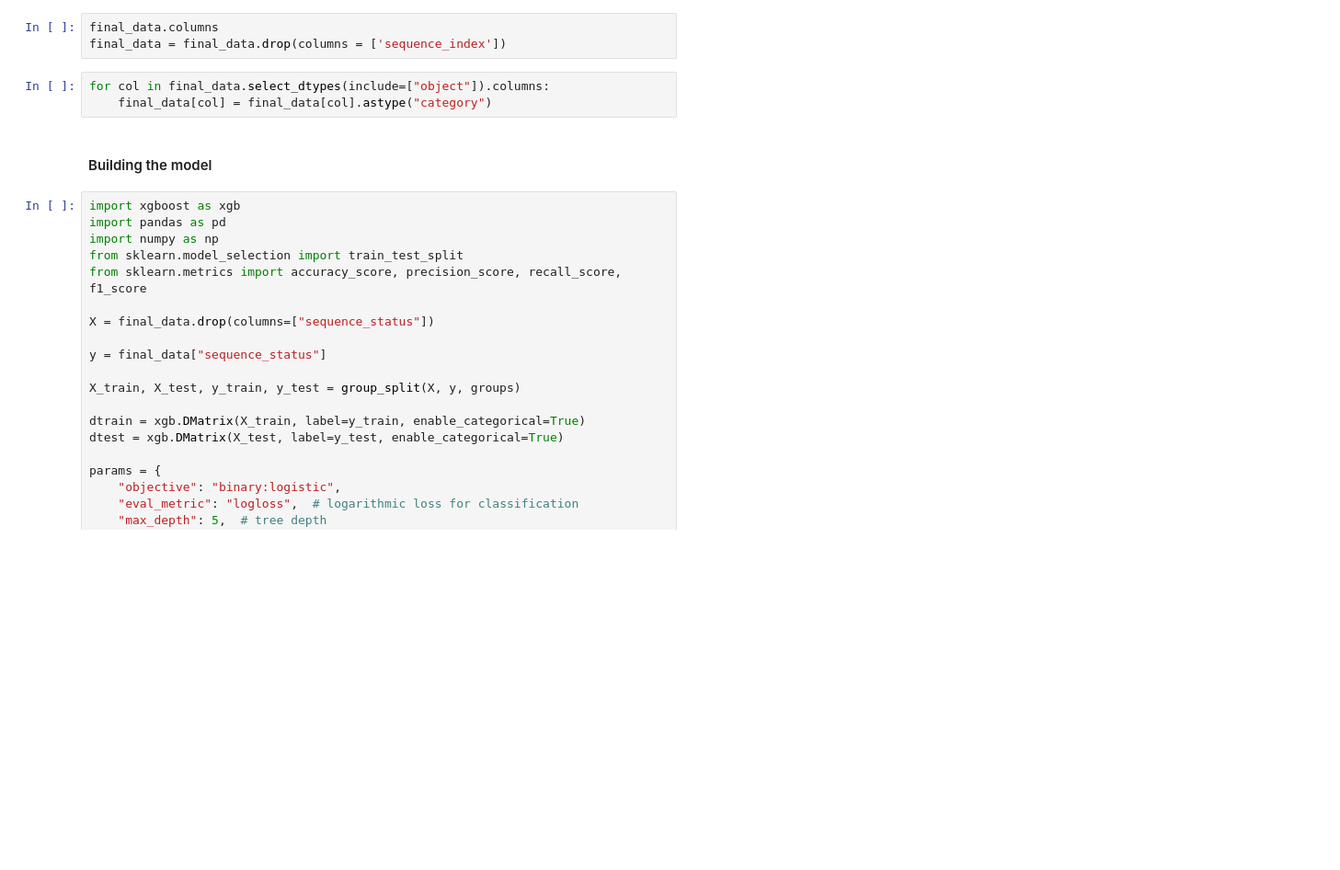
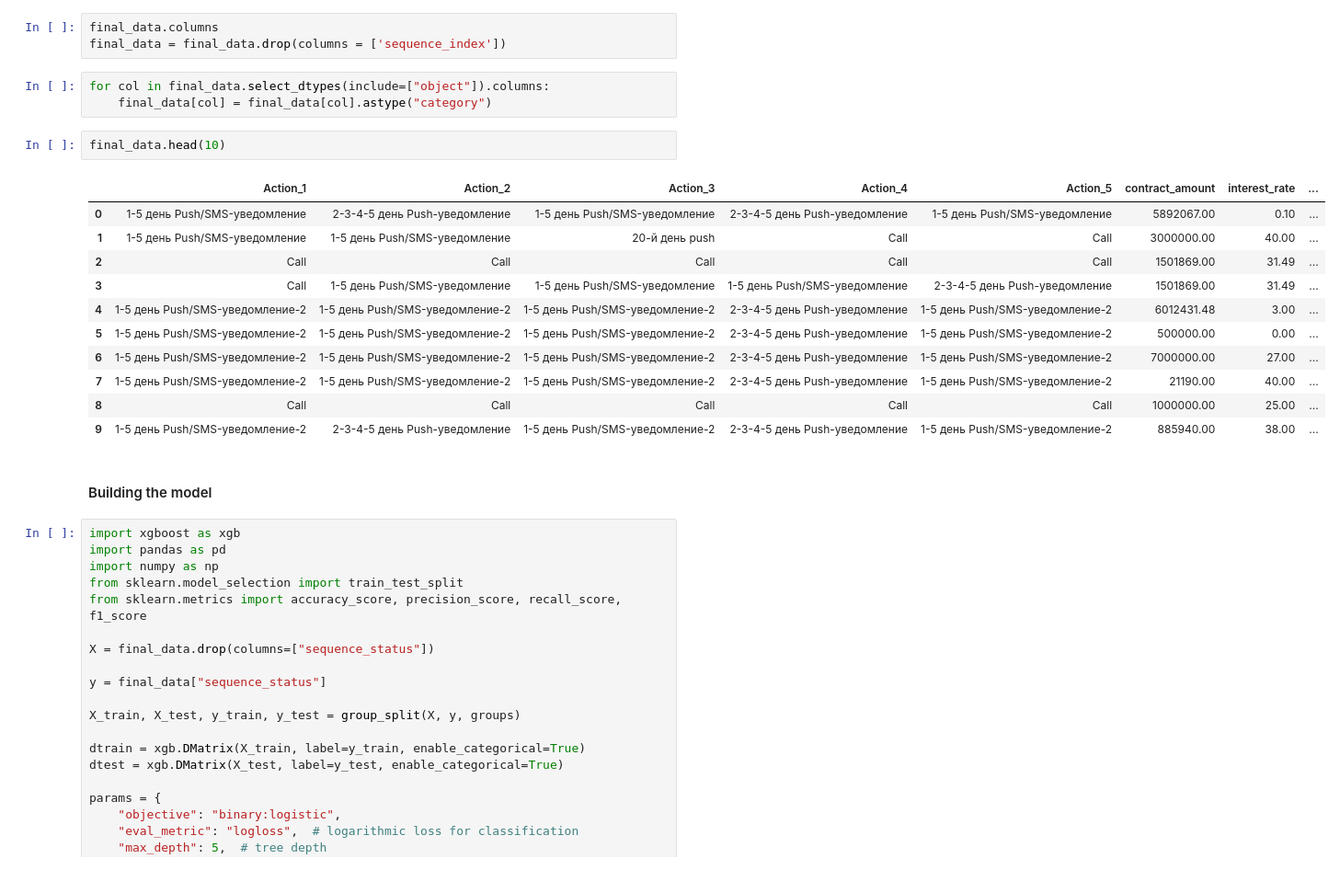
Before and after one commit to DivergenceTheorem/project-free-target, a Jupyter notebook: main.ipynb, the cells around one changed output. Shown at 92% size. Drawn from its saved outputs; the diff is of its cells as text; blank space fills up the shorter version.

```diff
--- a/main.ipynb
+++ b/main.ipynb
@@ -580,6 +669,20 @@ final_data = final_data.drop(columns = ['sequence_index'])
 # %%
 for col in final_data.select_dtypes(include=["object"]).columns:
     final_data[col] = final_data[col].astype("category")
+# %%
+final_data.head(10)
+# %% [output]
+|  | Action_1 | Action_2 | Action_3 | Action_4 | Action_5 | contract_amount | interest_rate | ... |
+| 0 | 1-5 день Push/SMS-уведомление | 2-3-4-5 день Push-уведомление | 1-5 день Push/SMS-уведомление | 2-3-4-5 день Push-уведомление | 1-5 день Push/SMS-уведомление | 5892067.00 | 0.10 | ... |
+| 1 | 1-5 день Push/SMS-уведомление | 1-5 день Push/SMS-уведомление | 20-й день push | Call | Call | 3000000.00 | 40.00 | ... |
+| 2 | Call | Call | Call | Call | Call | 1501869.00 | 31.49 | ... |
+| 3 | Call | 1-5 день Push/SMS-уведомление | 1-5 день Push/SMS-уведомление | 1-5 день Push/SMS-уведомление | 2-3-4-5 день Push-уведомление | 1501869.00 | 31.49 | ... |
+| 4 | 1-5 день Push/SMS-уведомление-2 | 1-5 день Push/SMS-уведомление-2 | 1-5 день Push/SMS-уведомление-2 | 2-3-4-5 день Push-уведомление | 1-5 день Push/SMS-уведомление-2 | 6012431.48 | 3.00 | ... |
+| 5 | 1-5 день Push/SMS-уведомление-2 | 1-5 день Push/SMS-уведомление-2 | 1-5 день Push/SMS-уведомление-2 | 2-3-4-5 день Push-уведомление | 1-5 день Push/SMS-уведомление-2 | 500000.00 | 0.00 | ... |
+| 6 | 1-5 день Push/SMS-уведомление-2 | 1-5 день Push/SMS-уведомление-2 | 1-5 день Push/SMS-уведомление-2 | 2-3-4-5 день Push-уведомление | 1-5 день Push/SMS-уведомление-2 | 7000000.00 | 27.00 | ... |
+| 7 | 1-5 день Push/SMS-уведомление-2 | 1-5 день Push/SMS-уведомление-2 | 1-5 день Push/SMS-уведомление-2 | 2-3-4-5 день Push-уведомление | 1-5 день Push/SMS-уведомление-2 | 21190.00 | 40.00 | ... |
+| 8 | Call | Call | Call | Call | Call | 1000000.00 | 25.00 | ... |
+| 9 | 1-5 день Push/SMS-уведомление-2 | 2-3-4-5 день Push-уведомление | 1-5 день Push/SMS-уведомление-2 | 2-3-4-5 день Push-уведомление | 1-5 день Push/SMS-уведомление-2 | 885940.00 | 38.00 | ... |
 # %% [markdown]
 #### Building the model
 # %%
```
Also changed, not shown: parts of 19 cells of this notebook, 4 other files.
